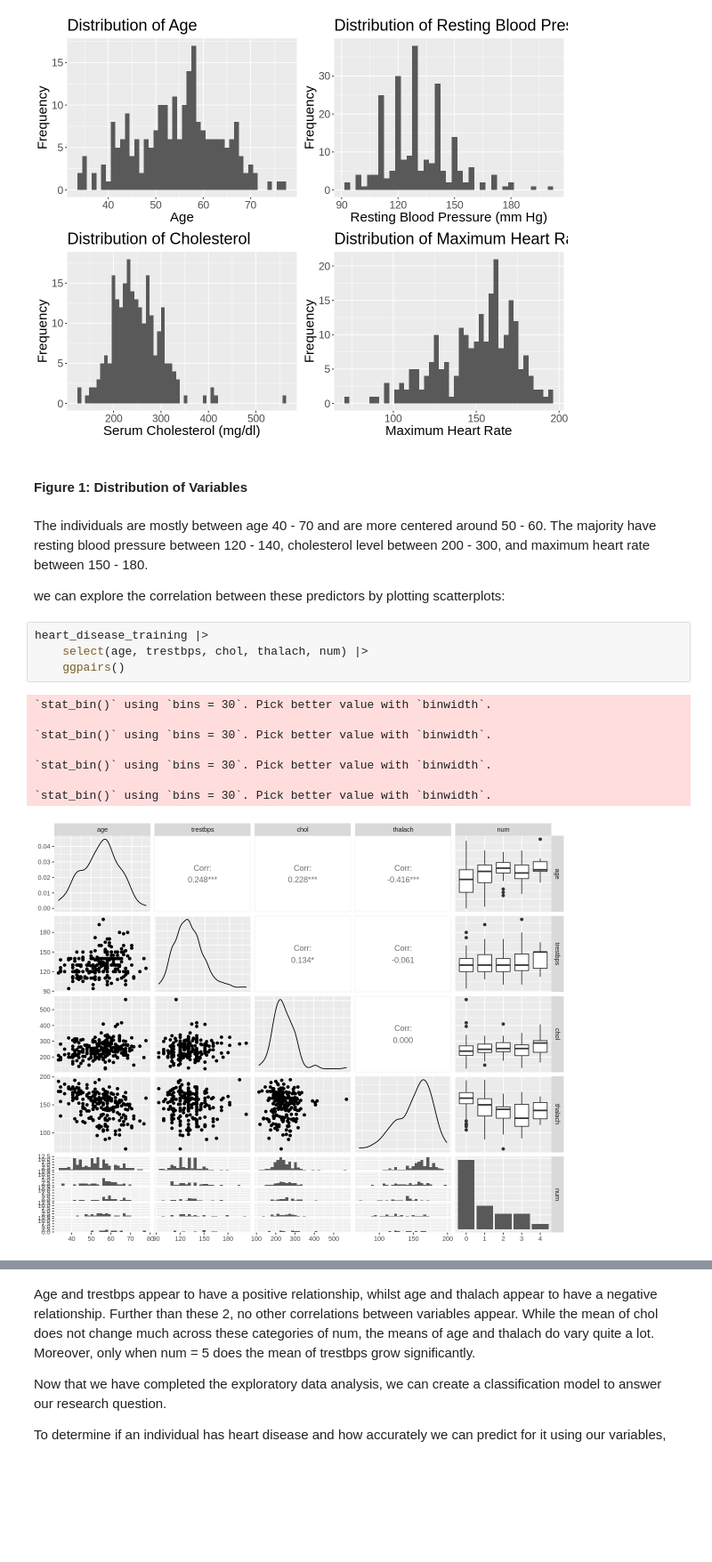
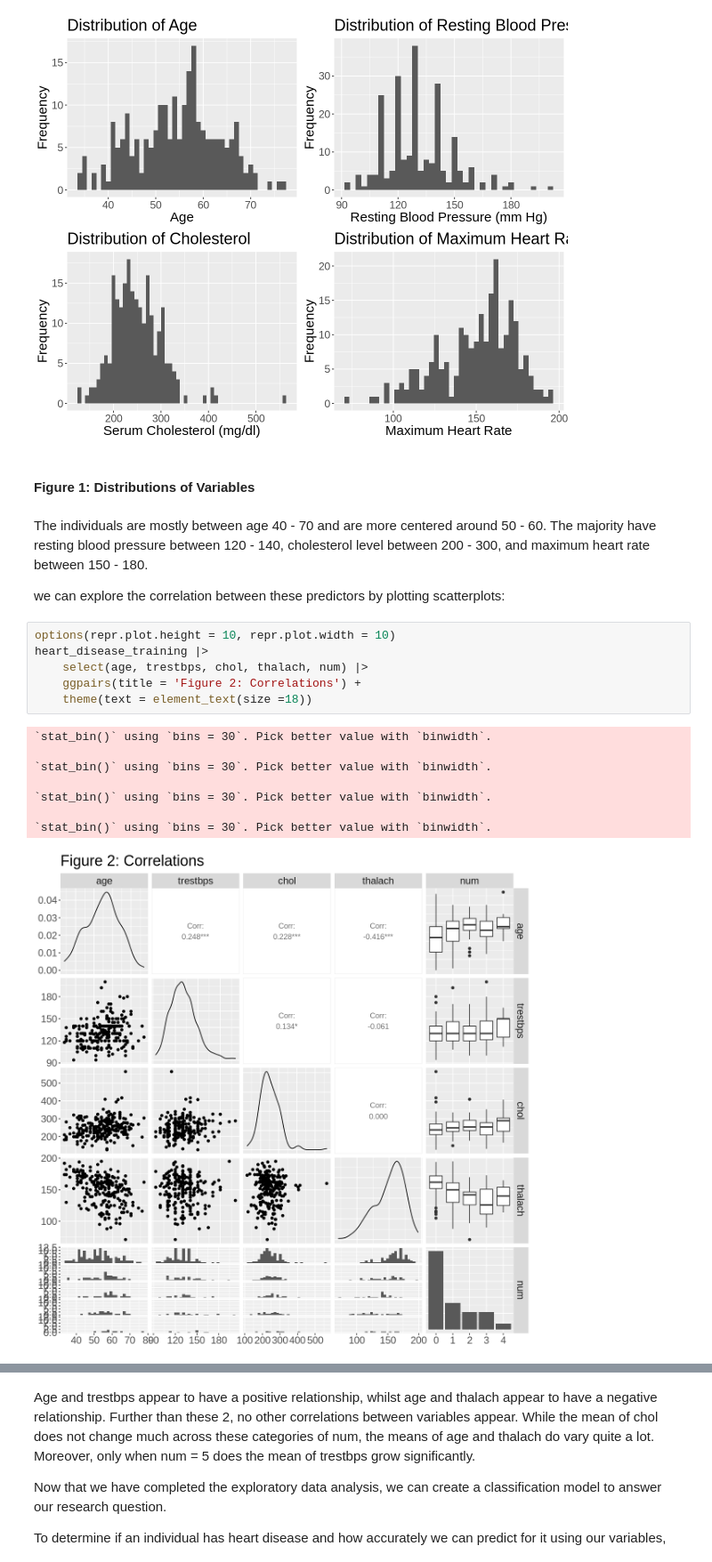
Before and after one commit to Yi-Lin-Wang/Group-32-best-group, a Jupyter notebook: Heart_Disease_Project.ipynb, the cells around one changed output, grey strips where cells are left out. Shown: that part at 89% size. Saved outputs shown, nothing was run; the diff lists cells and outputs as text; blank space fills up the shorter version.

```diff
--- a/Heart_Disease_Project.ipynb
+++ b/Heart_Disease_Project.ipynb
@@ -181,22 +180,24 @@ plot_grid(age_dist, trestbps_dist, chol_dist, thalach_dist, nrow = 2, ncol = 2)
 # %% [output]
 [figure]
 # %% [markdown]
-#### Figure 1: Distribution of Variables
+#### Figure 1: Distributions of Variables
 # %% [markdown]
 The individuals are mostly between age 40 - 70 and are more centered around 50 - 60.
 The majority have resting blood pressure between 120 - 140, cholesterol level between 200 - 300, and maximum heart rate between 150 - 180.
 
 we can explore the correlation between these predictors by plotting scatterplots:
 # %%
+options(repr.plot.height = 10, repr.plot.width = 10)
 heart_disease_training |>
     select(age, trestbps, chol, thalach, num) |>
-    ggpairs()
+    ggpairs(title = 'Figure 2: Correlations') +
+    theme(text = element_text(size =18))
 # %% [output]
 `stat_bin()` using `bins = 30`. Pick better value with `binwidth`.
 
 `stat_bin()` using `bins = 30`. Pick better value with `binwidth`.
 
 `stat_bin()` using `bins = 30`. Pick better value with `binwidth`.
 
 `stat_bin()` using `bins = 30`. Pick better value with `binwidth`.
-[figure, old version]
+[figure, new version]
```
Also changed, not shown: parts of 7 cells of this notebook.
